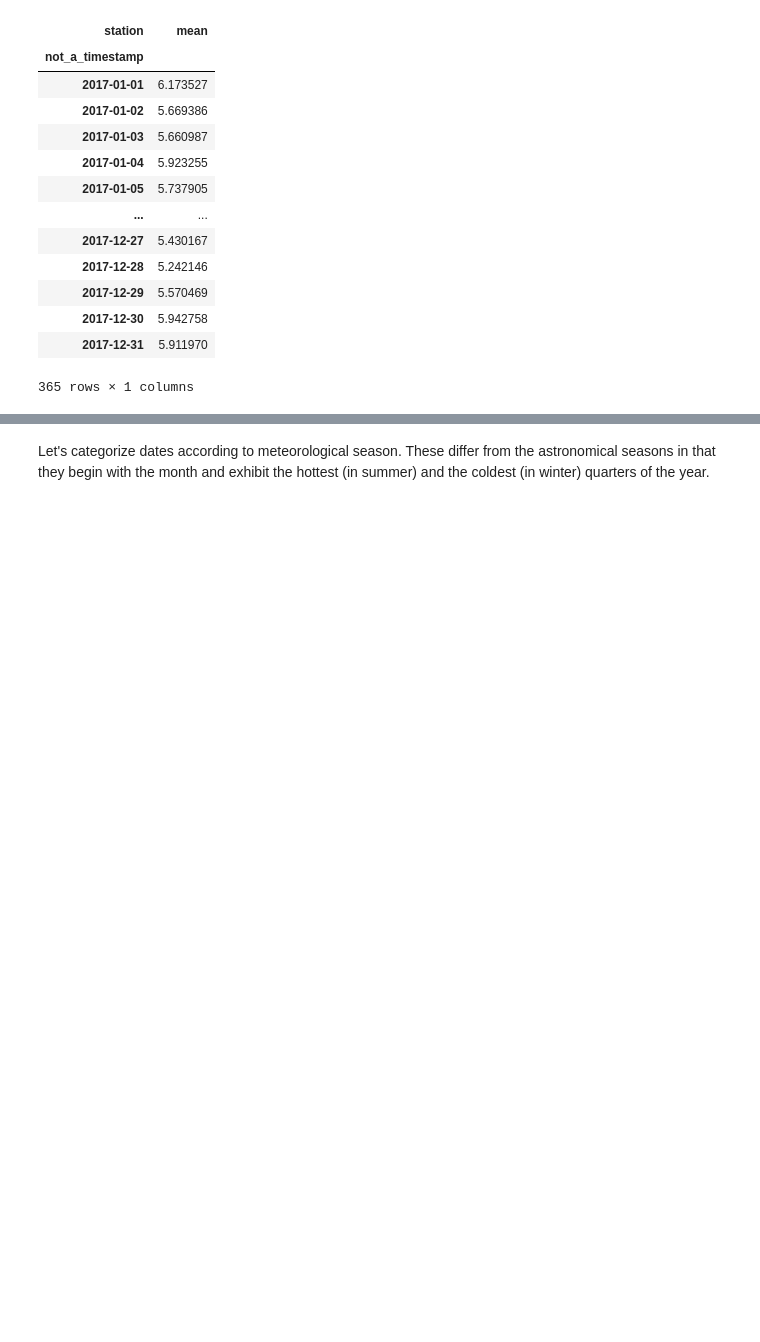
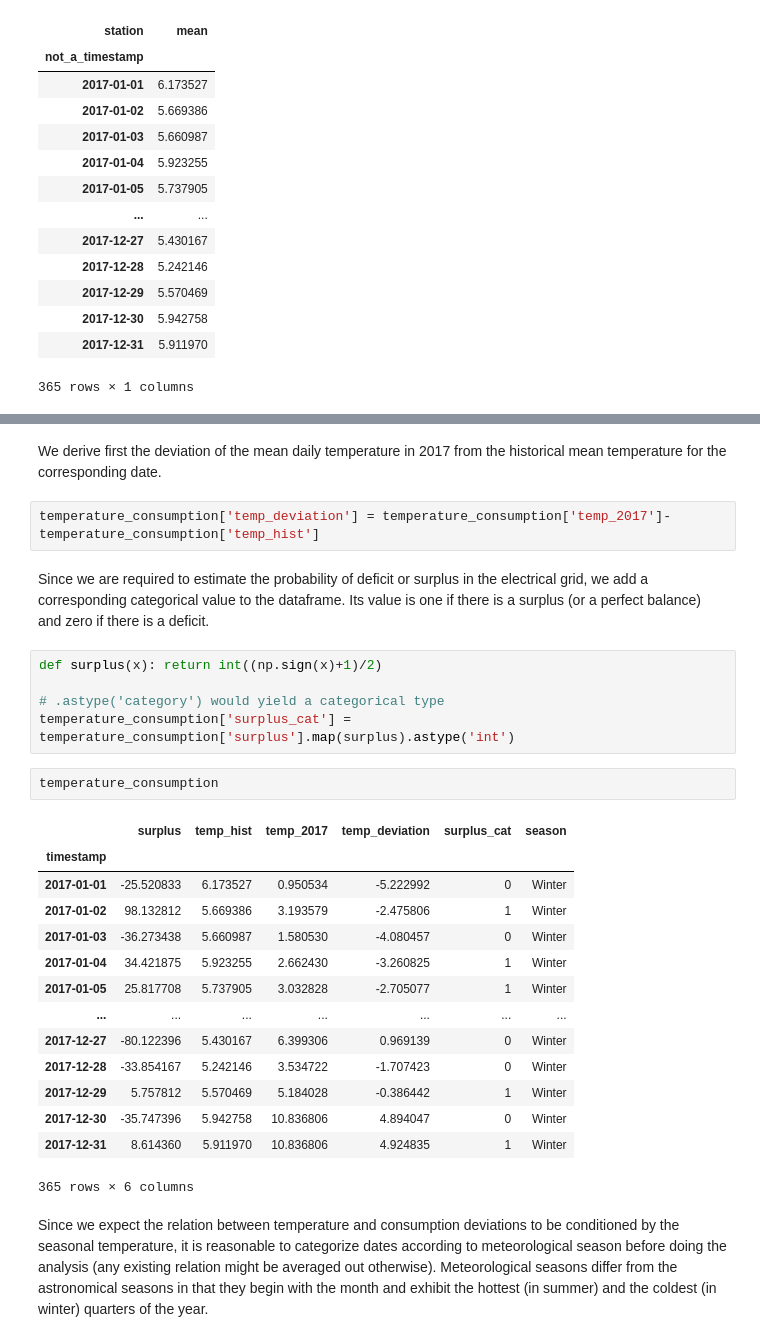
Before and after one commit to camilo-s/Aufgabe, a Jupyter notebook: aufgabe_draft.ipynb, the cells around one changed output, grey strips where cells are left out. Drawn from its saved outputs; the diff is of its cells as text; blank space fills up the shorter version.

```diff
--- a/aufgabe_draft.ipynb
+++ b/aufgabe_draft.ipynb
@@ -850,5 +802,33 @@ temp_last_daily['deviation'] = temp_last_daily['mean'] - temp_hist_daily['mean']
+# %% [markdown]
+We derive first the deviation of the mean daily temperature in 2017 from the historical mean temperature for the corresponding date.
+# %%
+temperature_consumption['temp_deviation'] = temperature_consumption['temp_2017']-temperature_consumption['temp_hist']
+# %% [markdown]
+Since we are required to estimate the probability of deficit or surplus in the electrical grid, we add a corresponding categorical value to the dataframe. Its value is one if there is a surplus (or a perfect balance) and zero if there is a deficit.
+# %%
+def surplus(x): return int((np.sign(x)+1)/2)
+
+# .astype('category') would yield a categorical type
+temperature_consumption['surplus_cat'] = temperature_consumption['surplus'].map(surplus).astype('int')
+# %%
+temperature_consumption
+# %% [output]
+|  | surplus | temp_hist | temp_2017 | temp_deviation | surplus_cat | season |
+| timestamp |  |  |  |  |  |  |
+| 2017-01-01 | -25.520833 | 6.173527 | 0.950534 | -5.222992 | 0 | Winter |
+| 2017-01-02 | 98.132812 | 5.669386 | 3.193579 | -2.475806 | 1 | Winter |
+| 2017-01-03 | -36.273438 | 5.660987 | 1.580530 | -4.080457 | 0 | Winter |
+| 2017-01-04 | 34.421875 | 5.923255 | 2.662430 | -3.260825 | 1 | Winter |
+| 2017-01-05 | 25.817708 | 5.737905 | 3.032828 | -2.705077 | 1 | Winter |
+| ... | ... | ... | ... | ... | ... | ... |
+| 2017-12-27 | -80.122396 | 5.430167 | 6.399306 | 0.969139 | 0 | Winter |
+| 2017-12-28 | -33.854167 | 5.242146 | 3.534722 | -1.707423 | 0 | Winter |
+| 2017-12-29 | 5.757812 | 5.570469 | 5.184028 | -0.386442 | 1 | Winter |
+| 2017-12-30 | -35.747396 | 5.942758 | 10.836806 | 4.894047 | 0 | Winter |
+| 2017-12-31 | 8.614360 | 5.911970 | 10.836806 | 4.924835 | 1 | Winter |
+365 rows × 6 columns
 # %% [markdown]
-Let's categorize dates according to meteorological season. These differ from the astronomical seasons in that they begin with the month and exhibit the hottest (in summer) and the coldest (in winter) quarters of the year.
+Since we expect the relation between temperature and consumption deviations to be conditioned by the seasonal temperature, it is reasonable to categorize dates according to meteorological season before doing the analysis (any existing relation might be averaged out otherwise). Meteorological seasons differ from the astronomical seasons in that they begin with the month and exhibit the hottest (in summer) and the coldest (in winter) quarters of the year.
 # %%
 def get_season(timestamp):
 
```
Also changed, not shown: parts of 20 cells of this notebook.
